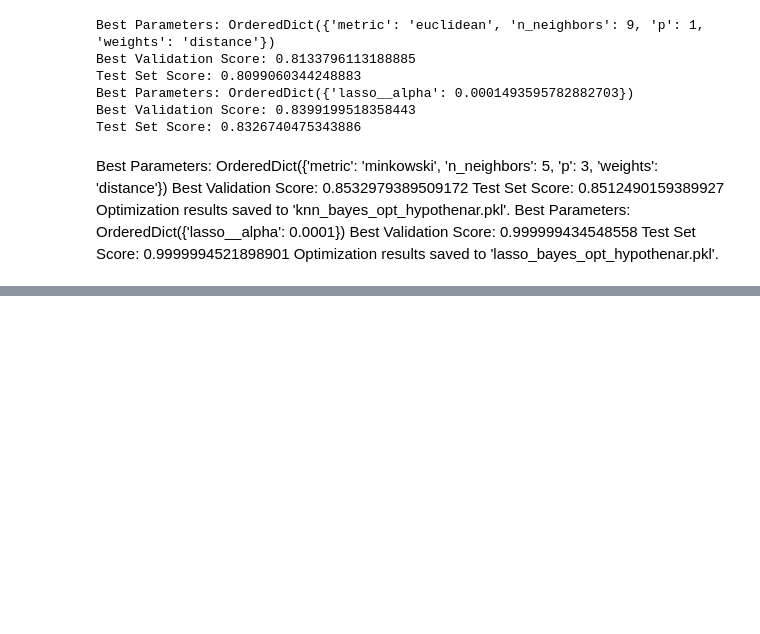
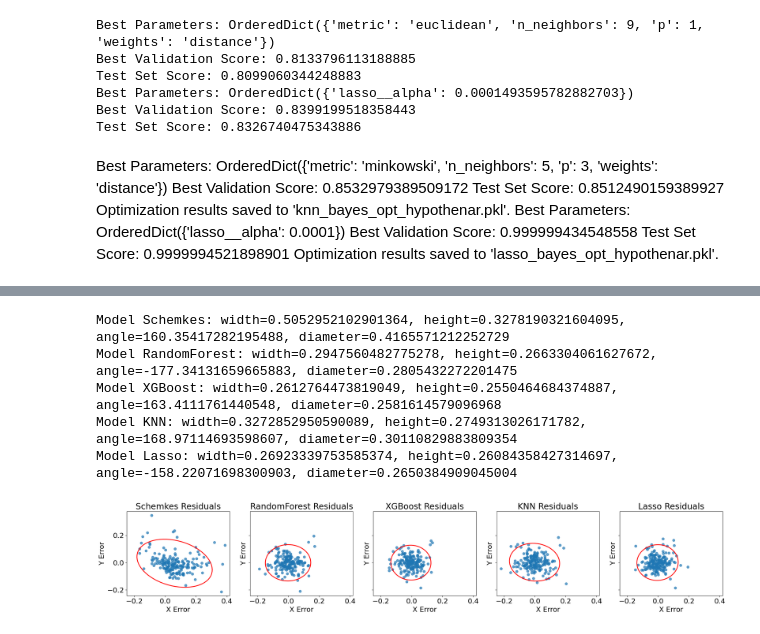
Before and after one commit to MarekTran/hypothenar-inferrence, a Jupyter notebook: main.ipynb, the cells around one changed output, grey strips where cells are left out. Drawn from its saved outputs; the diff is of its cells as text; code cells hidden in the pictures; blank space fills up the shorter version.

```diff
--- a/main.ipynb
+++ b/main.ipynb
@@ -2331,0 +2580,77 @@ plt.show()
+# %%
+import numpy as np
+import matplotlib.pyplot as plt
+from matplotlib.patches import Ellipse
+from scipy.stats import chi2
+
+def plot_residuals_with_ellipse(residuals_list, model_names, alpha=0.95):
+    """
+    Plots residuals with confidence ellipses.
+
+    Args:
+      residuals_list: A list of 2D numpy arrays, each representing residuals
+                      for a model.
+      model_names: A list of model names corresponding to the residuals.
+      alpha: The confidence level for the ellipses (default 0.95).
+    """
+
+    plt.rcParams.update({'font.size': 18})
+    fig, axes = plt.subplots(1, len(residuals_list), figsize=(23, 4.5), sharex=True, sharey=True)
+    axes = axes.flatten()
+
+    # Calculate the chi-squared value for the given confidence level
+    chi_squared_val = chi2.ppf(alpha, 2)
+    radii = {}
+    for i in range(len(residuals_list)):
+        ax = axes[i]
+        residuals = residuals_list[i]
+
+        # 1. Calculate MLE parameters (mean and covariance)
+        mean = np.mean(residuals, axis=0)
+        cov = np.cov(residuals, rowvar=False)
+
+        # 2. Scatter plot
+        ax.scatter(residuals[:, 0], residuals[:, 1], alpha=0.7, s=40)
+        ax.set_xlabel('X Error')
+        ax.set_ylabel('Y Error')
+        ax.set_title(f'{model_names[i]} Residuals')
+        # ax.set_xlim(-0.25, 0.25)
+        # ax.set_ylim(-0.25, 0.25)
+
+        # 3. Calculate Ellipse Parameters
+        vals, vecs = np.linalg.eigh(cov)
+        order = vals.argsort()[::-1]
+        vals = vals[order]
+        vecs = vecs[:, order]
+        theta = np.degrees(np.arctan2(*vecs[:, 0][::-1]))
+        width, height = 2 * np.sqrt(vals) * np.sqrt(chi_squared_val)
+        # Calculate the diameter approximation
+        diameter_approx = (width+height) / 2
+        radii[model_names[i]] = diameter_approx/2
+        print(f"Model {model_names[i]}: width={width}, height={height}, angle={theta}, diameter={diameter_approx}")
+
+        # 4. Create and Add Ellipse
+        ellip = Ellipse(xy=mean, width=width, height=height, angle=theta,
+                        edgecolor='red', fc='None', lw=2)
+        ax.add_patch(ellip)
+
+    # Remove unused subplots
+    if len(residuals_list) < len(axes):
+        for j in range(len(residuals_list), len(axes)):
+            fig.delaxes(axes[j])
+    plt.tight_layout()
+    # Make resolution very hig
+    plt.savefig('plots/residuals_scatter_with_ellipse_row_hi_res.png', dpi=900)
+    plt.show()
+    return radii
+
+# Example usage (assuming residuals_hypo and tuned_models_names_hypo are defined):
+hypo_radii = plot_residuals_with_ellipse(residuals_hypo, tuned_models_names_hypo)
+hypo_radii
+# %% [output]
+Model Schemkes: width=0.5052952102901364, height=0.3278190321604095, angle=160.35417282195488, diameter=0.4165571212252729
+Model RandomForest: width=0.2947560482775278, height=0.2663304061627672, angle=-177.34131659665883, diameter=0.2805432272201475
+Model XGBoost: width=0.2612764473819049, height=0.2550464684374887, angle=163.4111761440548, diameter=0.2581614579096968
+Model KNN: width=0.3272852950590089, height=0.2749313026171782, angle=168.97114693598607, diameter=0.30110829883809354
+Model Lasso: width=0.26923339753585374, height=0.26084358427314697, angle=-158.22071698300903, diameter=0.2650384909045004
+[figure, added]
```
Also changed, not shown: parts of 32 cells of this notebook.
